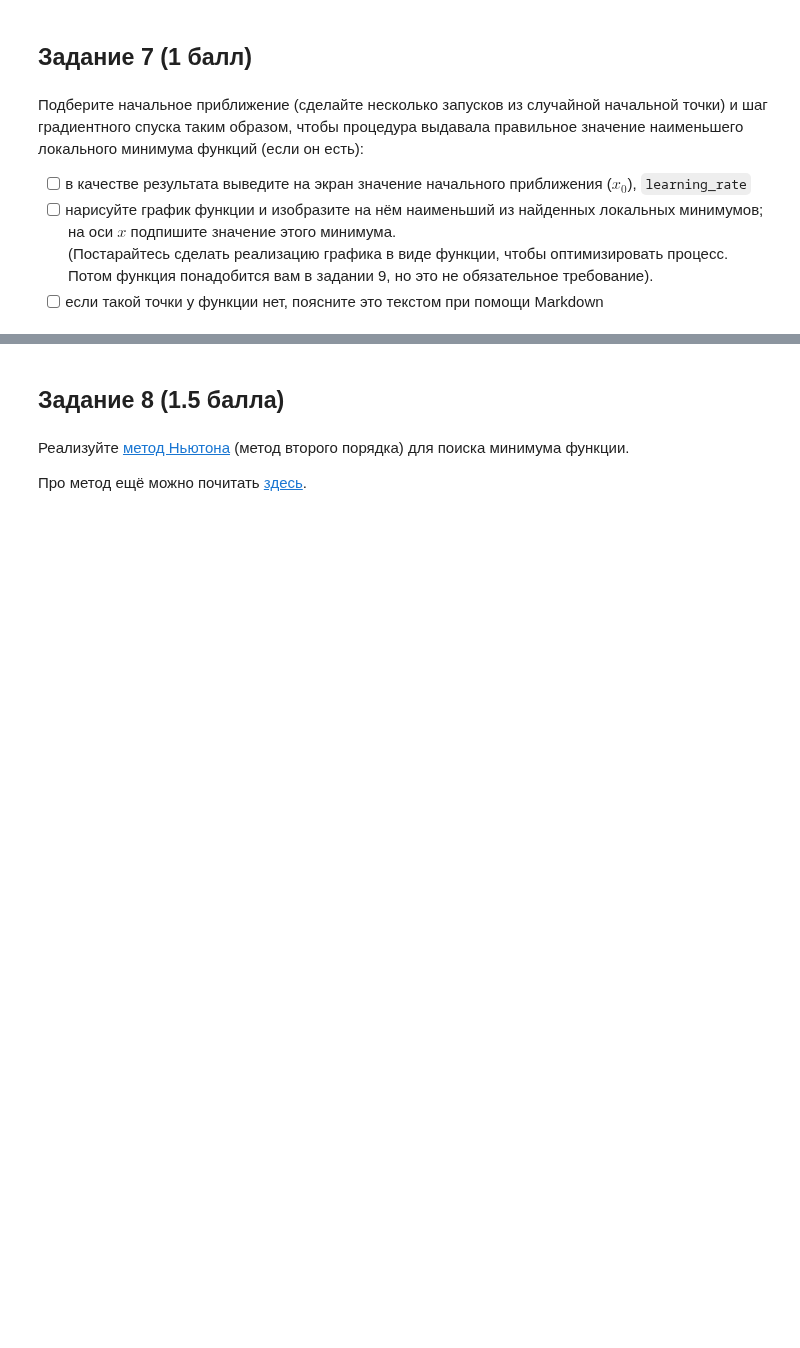
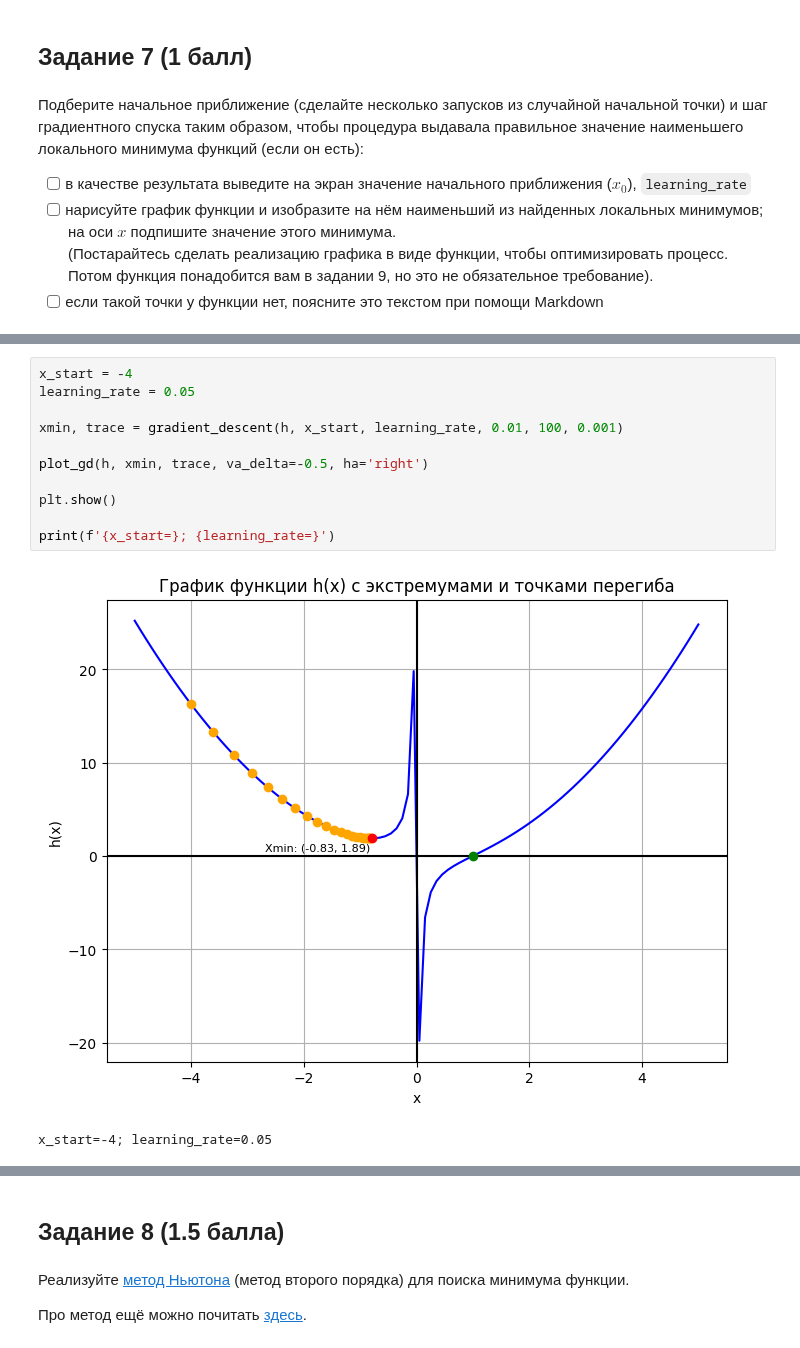
Before and after one commit to vasilyryabtsev/ml-hse-24-25, a Jupyter notebook: HW2_GD/ai_hw2_gd_base.ipynb, the cells around one changed output, grey strips where cells are left out. Saved outputs shown, nothing was run; the diff lists cells and outputs as text; blank space fills up the shorter version.

```diff
--- a/HW2_GD/ai_hw2_gd_base.ipynb
+++ b/HW2_GD/ai_hw2_gd_base.ipynb
@@ -324,0 +383,14 @@ plt.show()
+# %%
+x_start = -4
+learning_rate = 0.05
+
+xmin, trace = gradient_descent(h, x_start, learning_rate, 0.01, 100, 0.001)
+
+plot_gd(h, xmin, trace, va_delta=-0.5, ha='right')
+
+plt.show()
+
+print(f'{x_start=}; {learning_rate=}')
+# %% [output]
+[figure, added]
+x_start=-4; learning_rate=0.05
```
Also changed, not shown: parts of 15 cells of this notebook.
